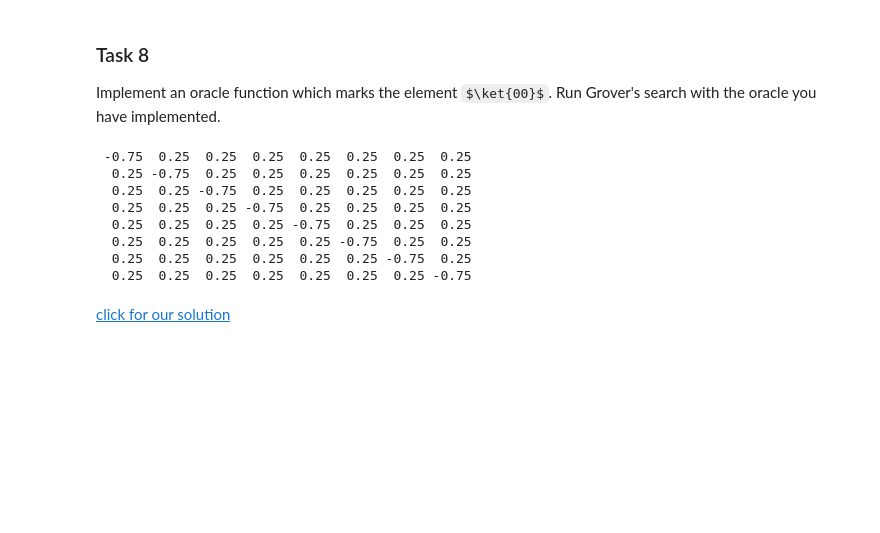
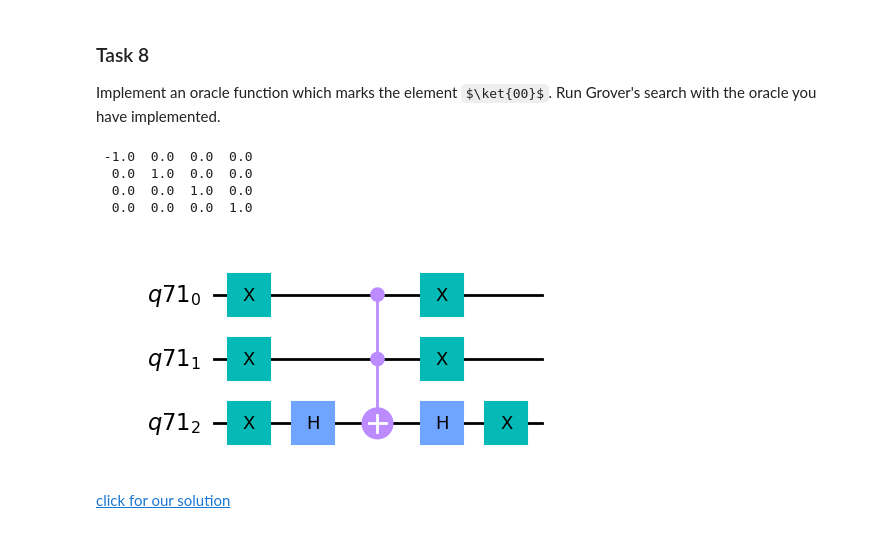
Before and after one commit to Abdoelabassi/QBronze_Womanium_2023, a Jupyter notebook: quantum-with-qiskit/Q92_Grovers_Search_Implementation.ipynb, the cells around one changed output. Cells and saved outputs as stored; diff of their text form; code cells hidden in the pictures; some formulas as TeX source; blank space fills up the shorter version.

Commit message:
first quantum grover search

```diff
--- a/quantum-with-qiskit/Q92_Grovers_Search_Implementation.ipynb
+++ b/quantum-with-qiskit/Q92_Grovers_Search_Implementation.ipynb
@@ -712,40 +712,39 @@ def oracle_00(circuit,qreg):
 # %%
 from qiskit import QuantumRegister, ClassicalRegister, QuantumCircuit, execute, Aer
 
 #Grover's search
+qreg1 =  QuantumRegister(3)
 
-big_qreg2 =  QuantumRegister(5)
+circuit1 = QuantumCircuit(qreg1)
 
-big_mycircuit2 = QuantumCircuit(big_qreg2)
+# prepare ancilla qubit
+circuit1.x(qreg1[2])
+circuit1.h(qreg1[2])
 
-#set ancilla
-big_mycircuit2.x(big_qreg2[3])
-big_mycircuit2.h(big_qreg2[3])
+#call the oracle
+oracle_00(circuit1,qreg1)
 
-big_inversion(big_mycircuit2,big_qreg2)
+# put ancilla qubit back into state |0>
+circuit1.h(qreg1[2])
+circuit1.x(qreg1[2])
 
-#set ancilla back
-big_mycircuit2.h(big_qreg2[3])
-big_mycircuit2.x(big_qreg2[3])
-
-job = execute(big_mycircuit2,Aer.get_backend('unitary_simulator'))
-u=job.result().get_unitary(big_mycircuit2,decimals=3).data
-for i in range(8):
+job = execute(circuit1,Aer.get_backend('unitary_simulator'))
+u=job.result().get_unitary(circuit1,decimals=3).data
+for i in range(4):
     s=""
-    for j in range(8):
-        val = str(u[i][j].real)
-        while(len(val)<6): val  = " "+val
+    for j in range(4):
+        val = str(round(u[i][j].real,3))
+        while(len(val)<5): val  = " "+val
         s = s + val
     print(s)
+
+circuit1.draw(output='mpl')
 # %% [output]
- -0.75  0.25  0.25  0.25  0.25  0.25  0.25  0.25
-  0.25 -0.75  0.25  0.25  0.25  0.25  0.25  0.25
-  0.25  0.25 -0.75  0.25  0.25  0.25  0.25  0.25
-  0.25  0.25  0.25 -0.75  0.25  0.25  0.25  0.25
-  0.25  0.25  0.25  0.25 -0.75  0.25  0.25  0.25
-  0.25  0.25  0.25  0.25  0.25 -0.75  0.25  0.25
-  0.25  0.25  0.25  0.25  0.25  0.25 -0.75  0.25
-  0.25  0.25  0.25  0.25  0.25  0.25  0.25 -0.75
+ -1.0  0.0  0.0  0.0
+  0.0  1.0  0.0  0.0
+  0.0  0.0  1.0  0.0
+  0.0  0.0  0.0  1.0
+[figure, added]
 # %% [markdown]
 <a href="Q92_Grovers_Search_Implementation_Solutions.ipynb#task8">click for our solution</a>
 # %% [markdown]
```
Also changed, not shown: parts of 3 cells of this notebook.
